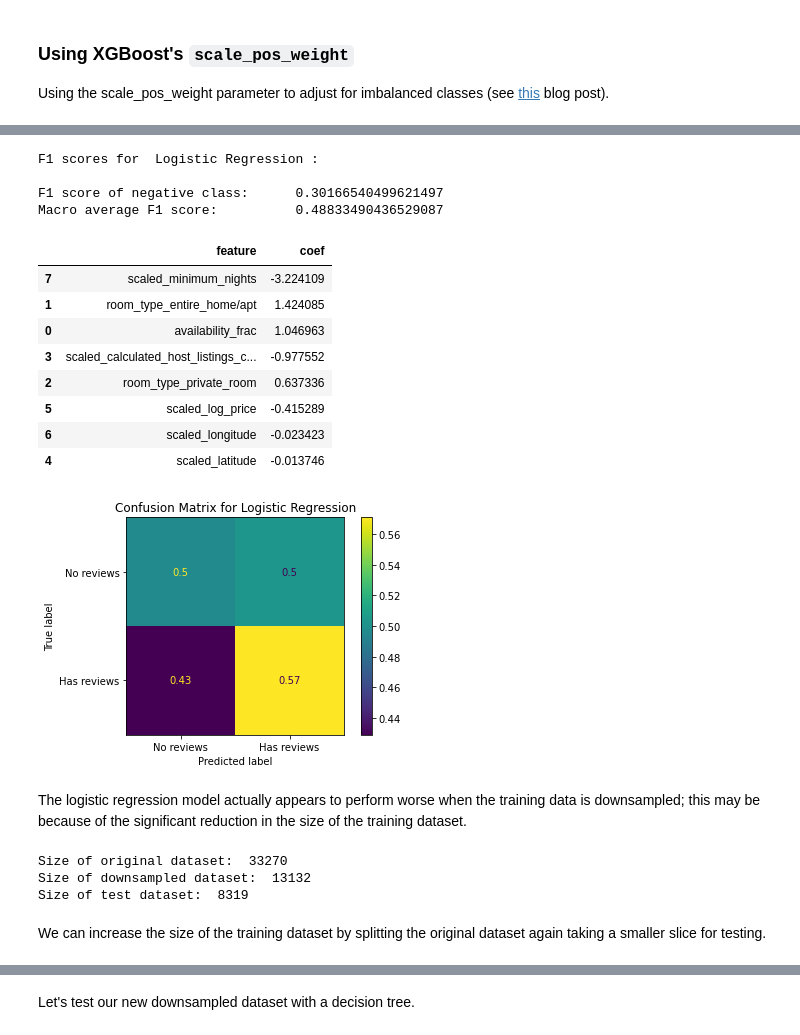
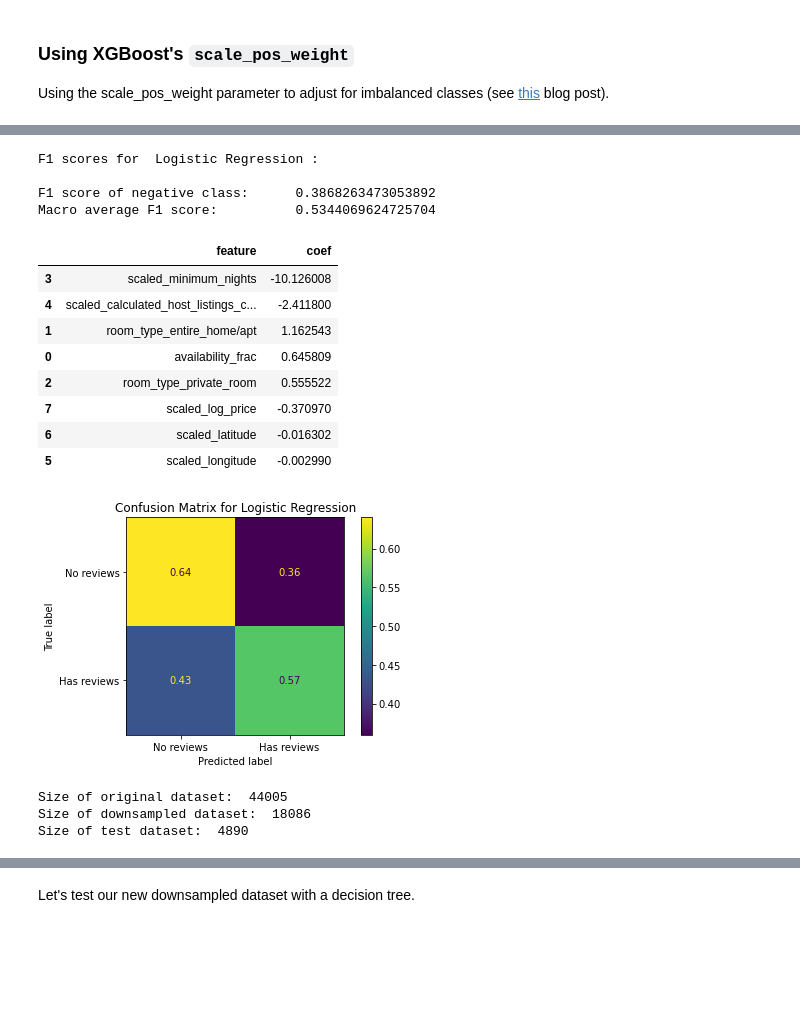
Before and after one commit to miahatton/airbnb_reviews, a Jupyter notebook: WRIT1_v3.ipynb, the cells around one changed output, grey strips where cells are left out. Cells and saved outputs as stored; diff of their text form; code cells hidden in the pictures; blank space fills up the shorter version.

```diff
--- a/WRIT1_v3.ipynb
+++ b/WRIT1_v3.ipynb
@@ -92,7 +92,7 @@ There may be information within the 'name' column that could influence the prese
 
 Therefore we can safely drop the columns `id`, `name`, `host_id`, and `host_name`, which will in turn address the missing values in `name` and `host_name`.
 # %%
-airbnb = airbnb.drop(columns= ['id', 'name', 'host_id', 'host_name'])
+airbnb = airbnb.drop(['id', 'name', 'host_id', 'host_name'], axis = 1)
 airbnb.isna().sum()
 # %% [output]
 neighbourhood_group                   0
@@ -513,24 +521,12 @@ def convert_availability_column(df):
     new_df.drop(columns = ['availability_365'], inplace = True)
     return new_df
 
-def remove_outliers(df, fit, outlier_remover):
-    numeric_features = df.select_dtypes('number').columns
-    if fit:
-        outlier_removed_df = outlier_remover.fit_transform(df, numeric_features)
-    else:
-        outlier_removed_df = outlier_remover.transform(df)
-    return outlier_removed_df
-
 def apply_transformations(df,
                           one_hot_encoder,
                           minmax_scaler,
                           standard_scaler,
-                          rm_outliers = False,
-                          fit = False,
-                          outlier_remover = None):
+                          fit = False):
     new_df = convert_availability_column(df)
-    if rm_outliers:
-        new_df = remove_outliers(new_df, fit, outlier_remover)
     log_df = transform_log_normal_variables(new_df, ['price'], drop = True)
     ohe_df = one_hot_encode(log_df, 'room_type', one_hot_encoder, col_to_drop = 'Shared room', fit = fit)
     minmax_scaled_df = scale_data(ohe_df, ['minimum_nights', 'calculated_host_listings_count'],
@@ -548,16 +544,12 @@ proc_train = apply_transformations(raw_train,
                                    one_hot_encoder,
                                    minmax_scaler,
                                    standard_scaler,
-                                   rm_outliers = True,
-                                   fit = True,
-                                   outlier_remover = outlier_remover)
+                                   fit = True)
 proc_test = apply_transformations(raw_test,
                                   one_hot_encoder,
                                   minmax_scaler,
                                   standard_scaler,
-                                  rm_outliers = True,
-                                  fit = False,
-                                  outlier_remover = outlier_remover)
+                                  fit = False)
 proc_train.head()
 # %% [output]
 |  | neighbourhood_group | neighbourhood | has_reviews | availability_frac | room_type_entire_home/apt | ... |
@@ -769,12 +761,15 @@ def downsample(df: pd.DataFrame, target_col: str, majority_label: int) -> pd.Dat
     df_balanced.reset_index(drop=True)
     return df_balanced
 
+# reattach target variable
 proc_train['has_reviews'] = y_train
 
-train_balanced = downsample(proc_train, 'has_reviews', 1)
+downsample_demo = proc_train.copy().reset_index()
 
-print(train_balanced["has_reviews"].value_counts())
+train_ds = downsample(proc_train, 'has_reviews', 1)
 
-y_train_balanced = train_balanced.pop('has_reviews')
-X_train_balanced = train_balanced
+print(train_ds["has_reviews"].value_counts())
+
+y_train_ds = train_ds.pop('has_reviews')
+X_train_ds = train_ds
 # %% [output]
@@ -783 +778,5 @@ X_train_balanced = train_balanced
 Name: has_reviews, dtype: int64
+# %%
+# Make sure columns are still in same order
+X_train_ds = X_train_ds[X_test.columns]
+X_train_ds.columns
@@ -784,40 +827,36 @@ Name: has_reviews, dtype: int64
 # %%
 lr = LogisticRegression()
 
-lr.fit(X_train_balanced, y_train_balanced)
+lr.fit(X_train_ds, y_train_ds)
 
 y_pred = evaluate_model(lr, X_test, y_test, "Logistic Regression")
 
 coefficients = pd.DataFrame(data = {
-    'feature': X_train_balanced.columns,
+    'feature': X_train_ds.columns,
     'coef': lr.coef_[0],
     'coef_magnitude': [abs(c) for c in lr.coef_[0]]
 })
 coefficients.sort_values('coef_magnitude', ascending = False).drop(columns = ['coef_magnitude'])
 # %% [output]
 F1 scores for  Logistic Regression :
 
-F1 score of negative class:      0.30166540499621497
-Macro average F1 score:          0.48833490436529087
+F1 score of negative class:      0.3868263473053892
+Macro average F1 score:          0.5344069624725704
 |  | feature | coef |
-| 7 | scaled_minimum_nights | -3.224109 |
-| 1 | room_type_entire_home/apt | 1.424085 |
-| 0 | availability_frac | 1.046963 |
-| 3 | scaled_calculated_host_listings_c... | -0.977552 |
-| 2 | room_type_private_room | 0.637336 |
-| 5 | scaled_log_price | -0.415289 |
-| 6 | scaled_longitude | -0.023423 |
-| 4 | scaled_latitude | -0.013746 |
+| 3 | scaled_minimum_nights | -10.126008 |
+| 4 | scaled_calculated_host_listings_c... | -2.411800 |
+| 1 | room_type_entire_home/apt | 1.162543 |
+| 0 | availability_frac | 0.645809 |
+| 2 | room_type_private_room | 0.555522 |
+| 7 | scaled_log_price | -0.370970 |
+| 6 | scaled_latitude | -0.016302 |
+| 5 | scaled_longitude | -0.002990 |
-[figure, old version]
+[figure, new version]
-# %% [markdown]
-The logistic regression model actually appears to perform worse when the training data is downsampled; this may be because of the significant reduction in the size of the training dataset.
 # %%
 print("Size of original dataset: ", len(X_train),
-      "\nSize of downsampled dataset: ", len(X_train_balanced),
+      "\nSize of downsampled dataset: ", len(X_train_ds),
      "\nSize of test dataset: ", len(X_test))
 # %% [output]
-Size of original dataset:  33270
-Size of downsampled dataset:  13132
-Size of test dataset:  8319
+Size of original dataset:  44005
+Size of downsampled dataset:  18086
+Size of test dataset:  4890
-# %% [markdown]
-We can increase the size of the training dataset by splitting the original dataset again taking a smaller slice for testing.
```
Also changed, not shown: parts of 103 cells of this notebook, 1 other file.
